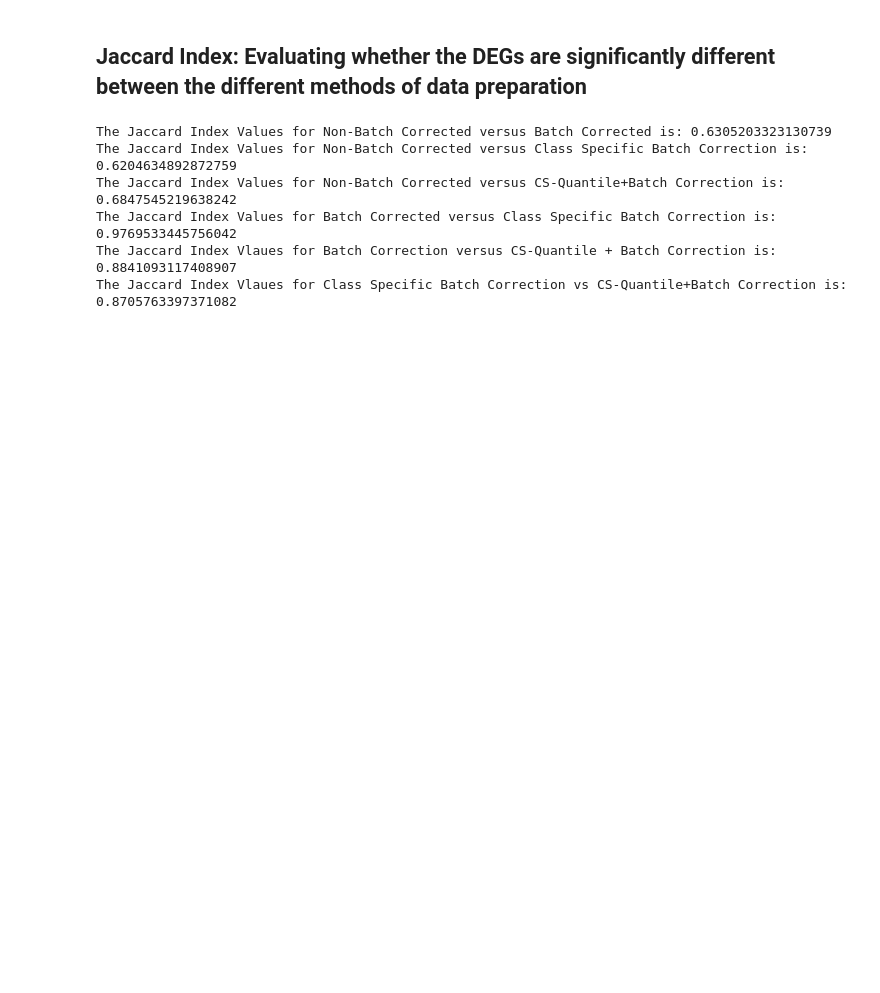
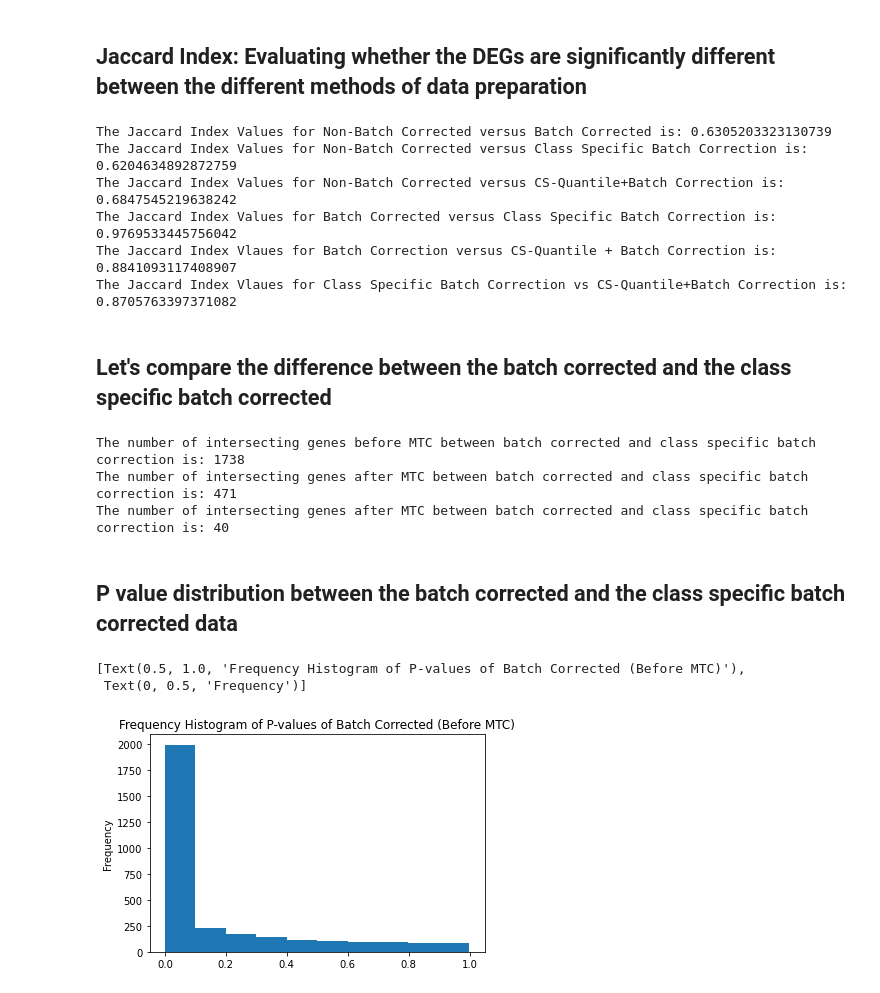
Before and after one commit to kaipengl/biodatascience, a Jupyter notebook: RCdataanalysis with quantile normalisation.ipynb, the cells around one changed output. Saved outputs shown, nothing was run; the diff lists cells and outputs as text; code cells hidden in the pictures; blank space fills up the shorter version.

```diff
--- a/RCdataanalysis with quantile normalisation.ipynb
+++ b/RCdataanalysis with quantile normalisation.ipynb
@@ -1552,3 +1416,37 @@ The Jaccard Index Values for Non-Batch Corrected versus CS-Quantile+Batch Correc
 The Jaccard Index Values for Batch Corrected versus Class Specific Batch Correction is: 0.9769533445756042
 The Jaccard Index Vlaues for Batch Correction versus CS-Quantile + Batch Correction is: 0.8841093117408907
 The Jaccard Index Vlaues for Class Specific Batch Correction vs CS-Quantile+Batch Correction is: 0.8705763397371082
+# %% [markdown]
+## Let's compare the difference between the batch corrected and the class specific batch corrected
+# %%
+#the intersection of genes in batch correction and class specific batch correction before MTC
+bc_beforeMTC = set(ttest_deg_sorted_bc)
+csbc_beforeMTC = set(ttest_deg_sorted_cs_bc)
+bc_vs_csbc_beforeMTC = len(bc_beforeMTC.intersection(csbc_beforeMTC))
+print("The number of intersecting genes before MTC between batch corrected and class specific batch correction is:", bc_vs_csbc_beforeMTC)
+
+#the intersection of genes in batch correction and class specific batch correction after MTC
+bc_afterMTC = set(ttest_deg_corrected_sorted_bc)
+csbc_afterMTC = set(deg_corrected_sorted_cs_bc)
+bc_vs_csbc_afterMTC = len(bc_afterMTC.intersection(csbc_afterMTC))
+print("The number of intersecting genes after MTC between batch corrected and class specific batch correction is:", bc_vs_csbc_afterMTC)
+
+#the intersection of genes in batch correction and class specific batch correction after MTC
+e_bc = set(enriched_pathways_bc.keys())
+e_csbc = set(enriched_pathways_cs_bc.keys())
+enriched_bc_vs_csbc = len(e_bc.intersection(e_csbc))
+print("The number of intersecting genes after MTC between batch corrected and class specific batch correction is:", enriched_bc_vs_csbc)
+# %% [output]
+The number of intersecting genes before MTC between batch corrected and class specific batch correction is: 1738
+The number of intersecting genes after MTC between batch corrected and class specific batch correction is: 471
+The number of intersecting genes after MTC between batch corrected and class specific batch correction is: 40
+# %% [markdown]
+## P value distribution between the batch corrected and the class specific batch corrected data
+# %%
+import matplotlib.pyplot as plt
+plt.hist(ttest_pvalue_bc, bins = 10)
+plt.gca().set(title = "Frequency Histogram of P-values of Batch Corrected (Before MTC)", ylabel = "Frequency")
+# %% [output]
+[Text(0.5, 1.0, 'Frequency Histogram of P-values of Batch Corrected (Before MTC)'),
+ Text(0, 0.5, 'Frequency')]
+[figure, added]
```
Also changed, not shown: parts of 40 cells of this notebook.
